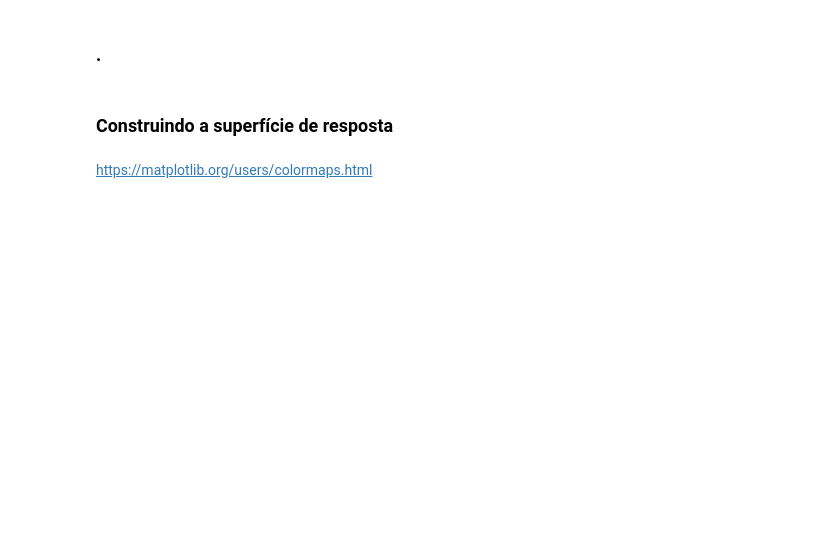
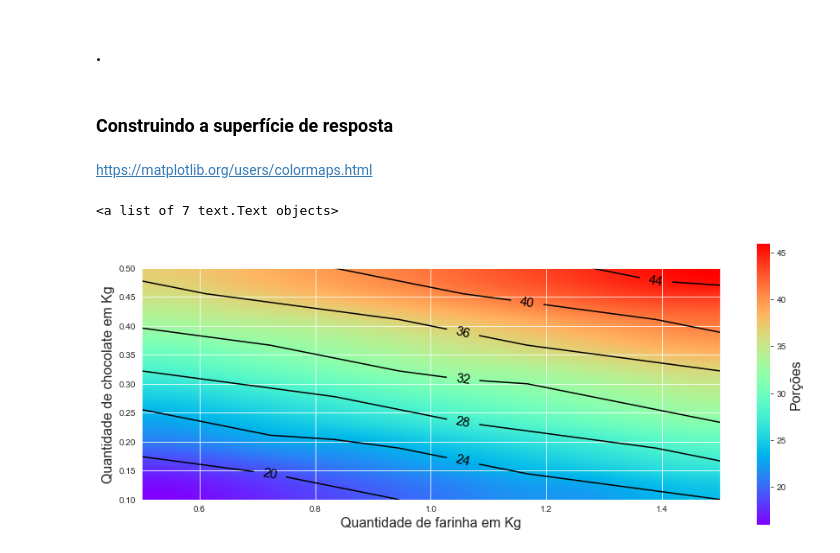
Before and after one commit to rafaelcarvalho7/AluraFCD, a Jupyter notebook: Planejamento_experimentos_aula.ipynb, the cells around one changed output. Cells and saved outputs as stored; diff of their text form; code cells hidden in the pictures; blank space fills up the shorter version.

```diff
--- a/Planejamento_experimentos_aula.ipynb
+++ b/Planejamento_experimentos_aula.ipynb
@@ -520,3 +559,5 @@ array([15.875, 37.375, 24.375, 45.875, 30.875, 30.875, 30.875, 30.875])
 <p style='margin: 30px 30px;'>
 
 <hr style = 'border: 1px solid purple;'>
+# %%
+parametros = modelo_2.params
@@ -575,3 +642,5 @@ array([15.875, 37.375, 24.375, 45.875, 30.875, 30.875, 30.875, 30.875])
 
 
 <p style='margin: 30px 30px;'>
+# %%
+x_farinha = np.linspace(start = 0.5, stop = 1.5, num=10)
@@ -578,2 +652,4 @@ array([15.875, 37.375, 24.375, 45.875, 30.875, 30.875, 30.875, 30.875])
 # %% [markdown]
 ### .
+# %%
+x_chocolate = np.linspace(start = 0.1, stop=0.5, num =10)
@@ -579,0 +661,12 @@ array([15.875, 37.375, 24.375, 45.875, 30.875, 30.875, 30.875, 30.875])
+# %%
+pontos = []
+
+for cont1 in x_farinha:
+
+    temp = []
+
+    for cont2 in x_chocolate:
+
+        temp.append(modelo_receita(cont1,cont2))
+
+    pontos.append(temp)
@@ -584,2 +692,22 @@ array([15.875, 37.375, 24.375, 45.875, 30.875, 30.875, 30.875, 30.875])
 # %% [markdown]
 https://matplotlib.org/users/colormaps.html
+# %%
+#base
+plt.figure(figsize = (15,6))
+
+plt.xlabel('Quantidade de farinha em Kg', fontsize =16)
+plt.ylabel('Quantidade de chocolate em Kg', fontsize =16)
+
+#mapa de cores
+mapa_cor = plt.imshow(pontos, origin = 'lower', cmap = cm.rainbow, interpolation =  'quadric', extent = (0.5,1.5,0.1,0.5))
+
+#legenda de cor
+plt.colorbar().set_label('Porções', fontsize=16)
+
+#isolinhas
+
+linhas = plt.contour(x_farinha,x_chocolate,pontos, colors='black', linewidth=1.5)
+plt.clabel(linhas, inline = True, fmt = '%1.0f', fontsize=15, inline_spacing = 10)
+# %% [output]
+<a list of 7 text.Text objects>
+[figure, added]
```
Also changed, not shown: parts of 17 cells of this notebook.
